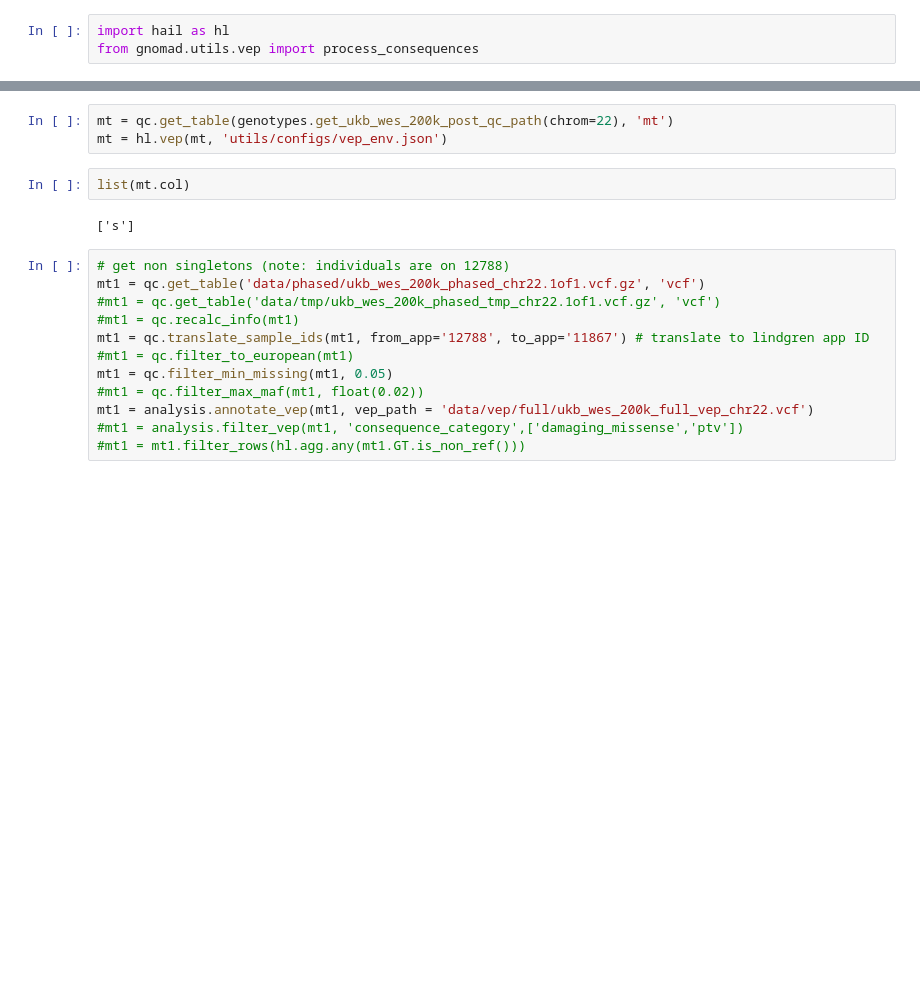
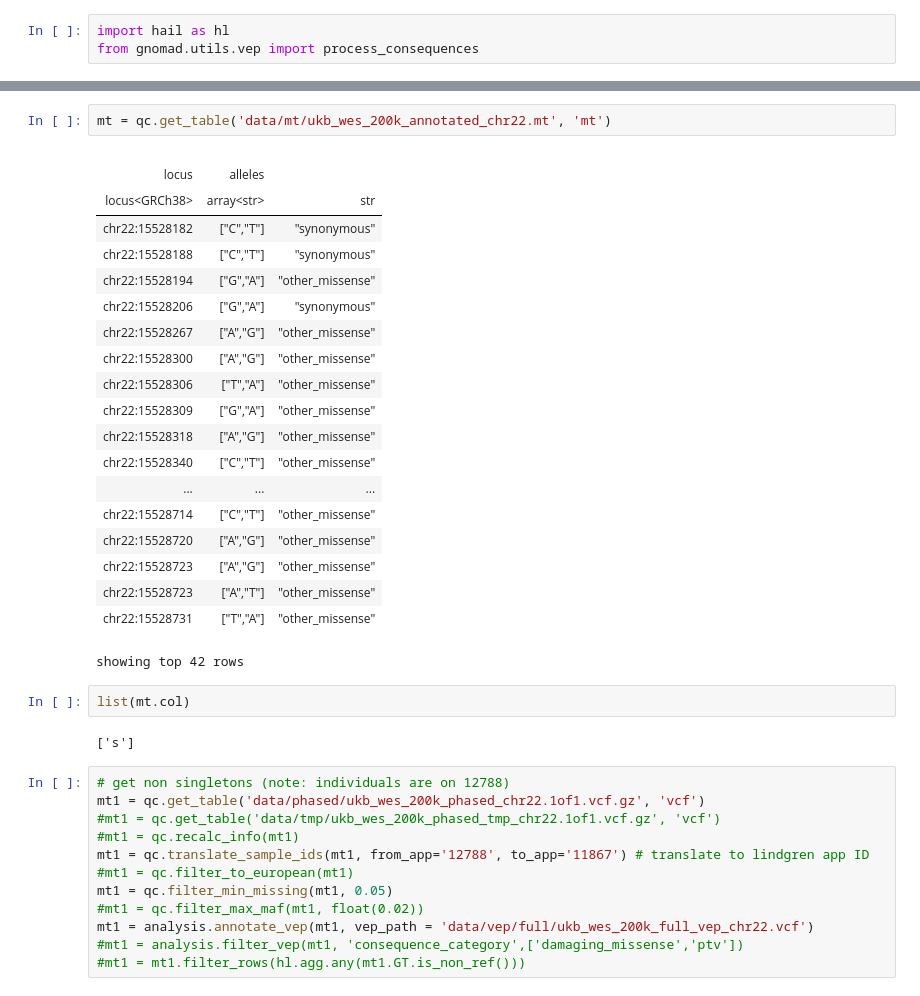
Before and after one commit to frhl/wes_ko_ukbb, a Jupyter notebook: notebooks/sandbox2.ipynb, the cells around one changed output, grey strips where cells are left out. Saved outputs shown, nothing was run; the diff lists cells and outputs as text; blank space fills up the shorter version.

```diff
--- a/notebooks/sandbox2.ipynb
+++ b/notebooks/sandbox2.ipynb
@@ -23,13 +23,34 @@ Welcome to
    / __  / _ `/ / /
   /_/ /_/\_,_/_/_/   version 0.2.74-0c3a74d12093
 LOGGING: writing to /logs/hail/hail_export.log
+# %%
+mt = qc.get_table('data/mt/ukb_wes_200k_annotated_chr22.mt', 'mt')
 # %%
-mt = qc.get_table(genotypes.get_ukb_wes_200k_post_qc_path(chrom=22), 'mt')
-mt = hl.vep(mt, 'utils/configs/vep_env.json')
+# %% [output]
+|  |  |  |
+| locus | alleles |  |
+| locus<GRCh38> | array<str> | str |
+| chr22:15528182 | ["C","T"] | "synonymous" |
+| chr22:15528188 | ["C","T"] | "synonymous" |
+| chr22:15528194 | ["G","A"] | "other_missense" |
+| chr22:15528206 | ["G","A"] | "synonymous" |
+| chr22:15528267 | ["A","G"] | "other_missense" |
+| chr22:15528300 | ["A","G"] | "other_missense" |
+| chr22:15528306 | ["T","A"] | "other_missense" |
+| chr22:15528309 | ["G","A"] | "other_missense" |
+| chr22:15528318 | ["A","G"] | "other_missense" |
+| chr22:15528340 | ["C","T"] | "other_missense" |
+| ... | ... | ... |
+| chr22:15528714 | ["C","T"] | "other_missense" |
+| chr22:15528720 | ["A","G"] | "other_missense" |
+| chr22:15528723 | ["A","G"] | "other_missense" |
+| chr22:15528723 | ["A","T"] | "other_missense" |
+| chr22:15528731 | ["T","A"] | "other_missense" |
+showing top 42 rows
-# %%
-list(mt.col)
-# %% [output]
-['s']
+# %%
+list(mt.col)
+# %% [output]
+['s']
 # %%
 # get non singletons (note: individuals are on 12788)
 mt1 = qc.get_table('data/phased/ukb_wes_200k_phased_chr22.1of1.vcf.gz', 'vcf')
```
Also changed, not shown: parts of 1 cell of this notebook, 4 other files.
